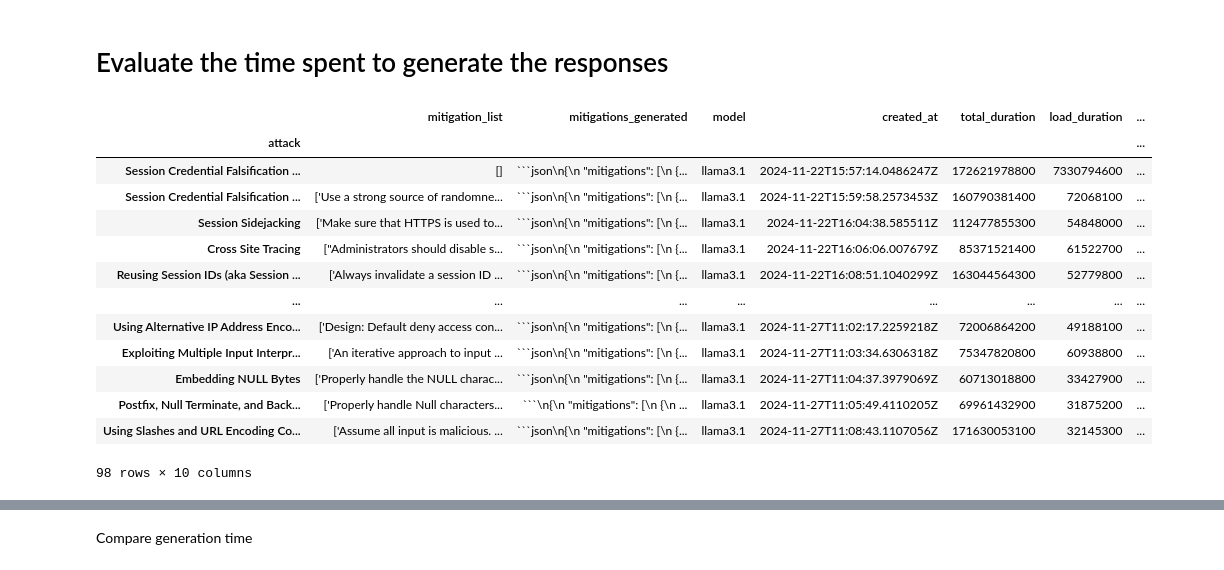
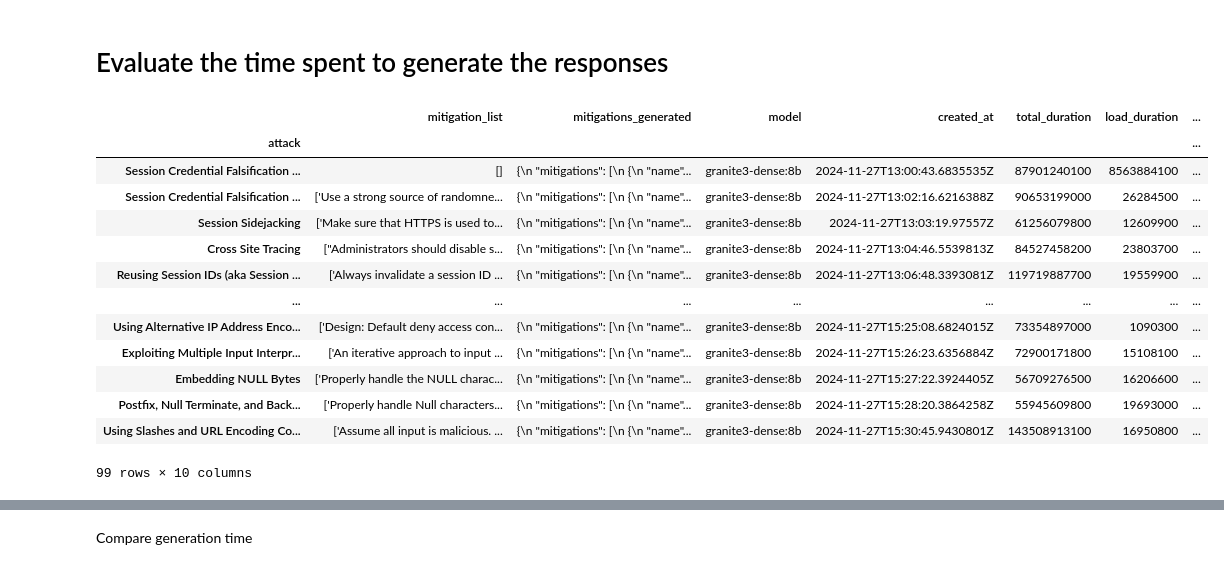
Before and after one commit to martel-innovate/HORSE-GenAI-CKB, a Jupyter notebook: evaluation/notebooks/LLM_evaluation.ipynb, the cells around one changed output, grey strips where cells are left out. Drawn from its saved outputs; the diff is of its cells as text; code cells hidden in the pictures.

````diff
--- a/evaluation/notebooks/LLM_evaluation.ipynb
+++ b/evaluation/notebooks/LLM_evaluation.ipynb
@@ -8,24 +8,24 @@ import re
 # Evaluate the time spent to generate the responses
 # %%
 # example of response file
-responses_df = pd.read_csv("output/llama3.1_ai_generated_mitigation_responses.csv", index_col=0)
+responses_df = pd.read_csv("output/granite3-dense-8b_ai_generated_mitigation_responses.csv", index_col=0)
 
 responses_df
 # %% [output]
 |  | mitigation_list | mitigations_generated | model | created_at | total_duration | load_duration | ... |
 | attack |  |  |  |  |  |  | ... |
-| Session Credential Falsification ... | [] | ```json\n{\n "mitigations": [\n {... | llama3.1 | 2024-11-22T15:57:14.0486247Z | 172621978800 | 7330794600 | ... |
-| Session Credential Falsification ... | ['Use a strong source of randomne... | ```json\n{\n "mitigations": [\n {... | llama3.1 | 2024-11-22T15:59:58.2573453Z | 160790381400 | 72068100 | ... |
-| Session Sidejacking | ['Make sure that HTTPS is used to... | ```json\n{\n "mitigations": [\n {... | llama3.1 | 2024-11-22T16:04:38.585511Z | 112477855300 | 54848000 | ... |
-| Cross Site Tracing | ["Administrators should disable s... | ```json\n{\n "mitigations": [\n {... | llama3.1 | 2024-11-22T16:06:06.007679Z | 85371521400 | 61522700 | ... |
-| Reusing Session IDs (aka Session ... | ['Always invalidate a session ID ... | ```json\n{\n "mitigations": [\n {... | llama3.1 | 2024-11-22T16:08:51.1040299Z | 163044564300 | 52779800 | ... |
+| Session Credential Falsification ... | [] | {\n "mitigations": [\n {\n "name"... | granite3-dense:8b | 2024-11-27T13:00:43.6835535Z | 87901240100 | 8563884100 | ... |
+| Session Credential Falsification ... | ['Use a strong source of randomne... | {\n "mitigations": [\n {\n "name"... | granite3-dense:8b | 2024-11-27T13:02:16.6216388Z | 90653199000 | 26284500 | ... |
+| Session Sidejacking | ['Make sure that HTTPS is used to... | {\n "mitigations": [\n {\n "name"... | granite3-dense:8b | 2024-11-27T13:03:19.97557Z | 61256079800 | 12609900 | ... |
+| Cross Site Tracing | ["Administrators should disable s... | {\n "mitigations": [\n {\n "name"... | granite3-dense:8b | 2024-11-27T13:04:46.5539813Z | 84527458200 | 23803700 | ... |
+| Reusing Session IDs (aka Session ... | ['Always invalidate a session ID ... | {\n "mitigations": [\n {\n "name"... | granite3-dense:8b | 2024-11-27T13:06:48.3393081Z | 119719887700 | 19559900 | ... |
 | ... | ... | ... | ... | ... | ... | ... | ... |
-| Using Alternative IP Address Enco... | ['Design: Default deny access con... | ```json\n{\n "mitigations": [\n {... | llama3.1 | 2024-11-27T11:02:17.2259218Z | 72006864200 | 49188100 | ... |
-| Exploiting Multiple Input Interpr... | ['An iterative approach to input ... | ```json\n{\n "mitigations": [\n {... | llama3.1 | 2024-11-27T11:03:34.6306318Z | 75347820800 | 60938800 | ... |
-| Embedding NULL Bytes | ['Properly handle the NULL charac... | ```json\n{\n "mitigations": [\n {... | llama3.1 | 2024-11-27T11:04:37.3979069Z | 60713018800 | 33427900 | ... |
-| Postfix, Null Terminate, and Back... | ['Properly handle Null characters... | ```\n{\n "mitigations": [\n {\n ... | llama3.1 | 2024-11-27T11:05:49.4110205Z | 69961432900 | 31875200 | ... |
-| Using Slashes and URL Encoding Co... | ['Assume all input is malicious. ... | ```json\n{\n "mitigations": [\n {... | llama3.1 | 2024-11-27T11:08:43.1107056Z | 171630053100 | 32145300 | ... |
+| Using Alternative IP Address Enco... | ['Design: Default deny access con... | {\n "mitigations": [\n {\n "name"... | granite3-dense:8b | 2024-11-27T15:25:08.6824015Z | 73354897000 | 1090300 | ... |
+| Exploiting Multiple Input Interpr... | ['An iterative approach to input ... | {\n "mitigations": [\n {\n "name"... | granite3-dense:8b | 2024-11-27T15:26:23.6356884Z | 72900171800 | 15108100 | ... |
+| Embedding NULL Bytes | ['Properly handle the NULL charac... | {\n "mitigations": [\n {\n "name"... | granite3-dense:8b | 2024-11-27T15:27:22.3924405Z | 56709276500 | 16206600 | ... |
+| Postfix, Null Terminate, and Back... | ['Properly handle Null characters... | {\n "mitigations": [\n {\n "name"... | granite3-dense:8b | 2024-11-27T15:28:20.3864258Z | 55945609800 | 19693000 | ... |
+| Using Slashes and URL Encoding Co... | ['Assume all input is malicious. ... | {\n "mitigations": [\n {\n "name"... | granite3-dense:8b | 2024-11-27T15:30:45.9430801Z | 143508913100 | 16950800 | ... |
-98 rows × 10 columns
+99 rows × 10 columns
 # %%
 # Conversion factor from nanoseconds to minutes
 ns_to_minutes = 60 *  10**9
````
Also changed, not shown: parts of 3 cells of this notebook.
